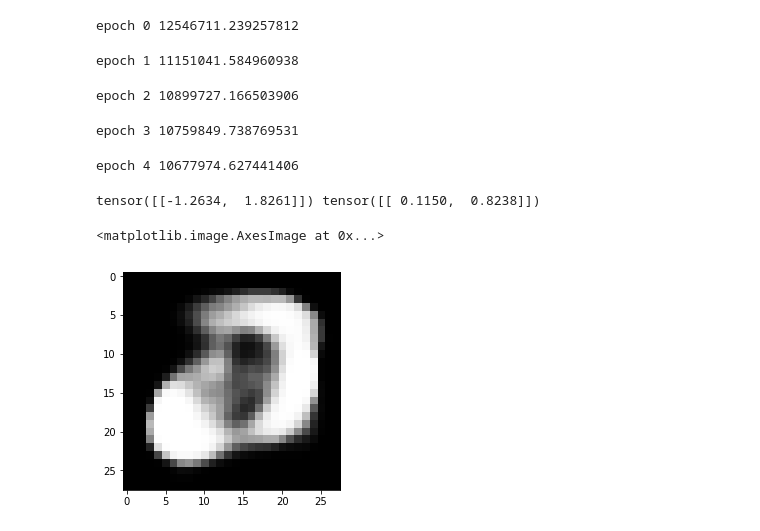
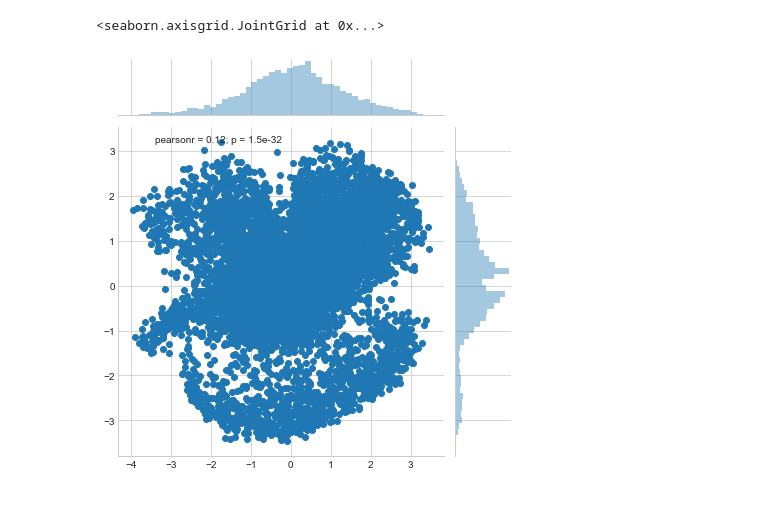
Before and after one commit to calebho/paper-impls, a Jupyter notebook: playground.ipynb, the cells around one changed output. Drawn from its saved outputs; the diff is of its cells as text; code cells hidden in the pictures; blank space fills up the shorter version.

Commit message:
use relu in decoder; various visualizations

```diff
--- a/playground.ipynb
+++ b/playground.ipynb
@@ -1,31 +1,30 @@
 # %%
 import matplotlib.pyplot as plt
 import numpy as np
+import random
+import seaborn as sns
 import torch
 
 from datasets import MyDataset, get_mnist
+from scipy.stats import gaussian_kde
 from vae import VAE
+
+sns.set_style('whitegrid')
+%matplotlib inline
 # %%
-train_data, _, _, _ = get_mnist()
+train_data, _, test_data, _ = get_mnist()
 train_data /= 255
 # %%
+device = torch.device('cuda')
 data = MyDataset(train_data)
-m = VAE(28 * 28)
-m.fit(data, epochs=5, verbose=True)
+m = VAE(28 * 28, device=device)
+m.fit(data, batch_size=100, epochs=40, loss_weight=.5)
-# %% [output]
-epoch 0 12546711.239257812
-epoch 1 11151041.584960938
-epoch 2 10899727.166503906
-epoch 3 10759849.738769531
-epoch 4 10677974.627441406
-# %%
-num_gen = 1
-mean = torch.randn(1, m.latent_dim)
-var = torch.rand(1, m.latent_dim)
-print(mean, var)
-im = m.generate(mean, var).detach().numpy().reshape(28, 28)
-plt.imshow(im, cmap='gray')
-# %% [output]
-tensor([[-1.2634,  1.8261]]) tensor([[ 0.1150,  0.8238]])
-<matplotlib.image.AxesImage at 0x...>
-[figure, removed]
+# %%
+train_mean, train_logvar = m.latent_representation(data[:].to(device))
+# %%
+idx = random.sample(range(len(data)), 10000)
+meancpu = train_mean.cpu().numpy()
+sns.jointplot(x=meancpu[idx, 0], y=meancpu[idx, 1])
+# %% [output]
+<seaborn.axisgrid.JointGrid at 0x...>
+[figure, added]
```
Also changed, not shown: parts of 3 cells of this notebook, 1 other file.
